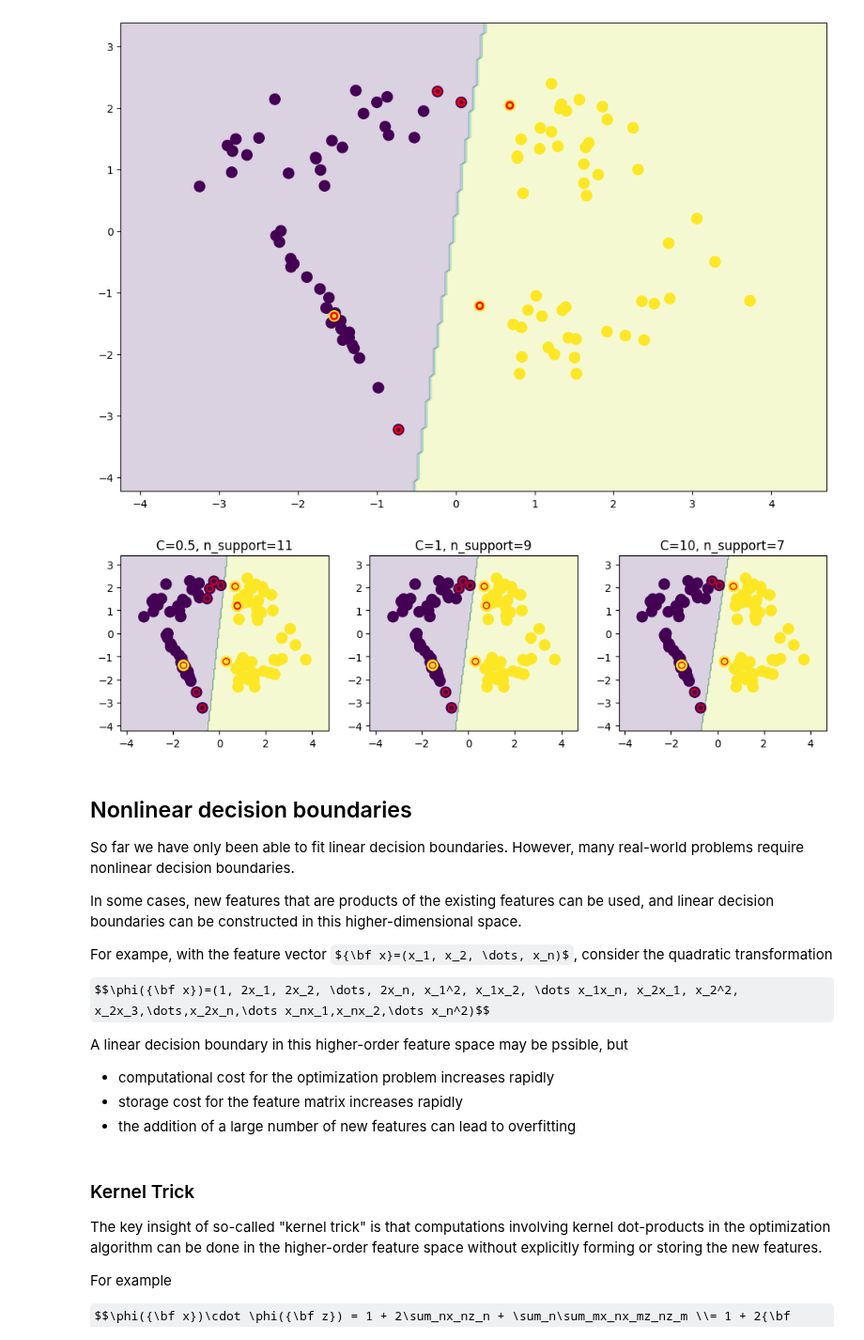
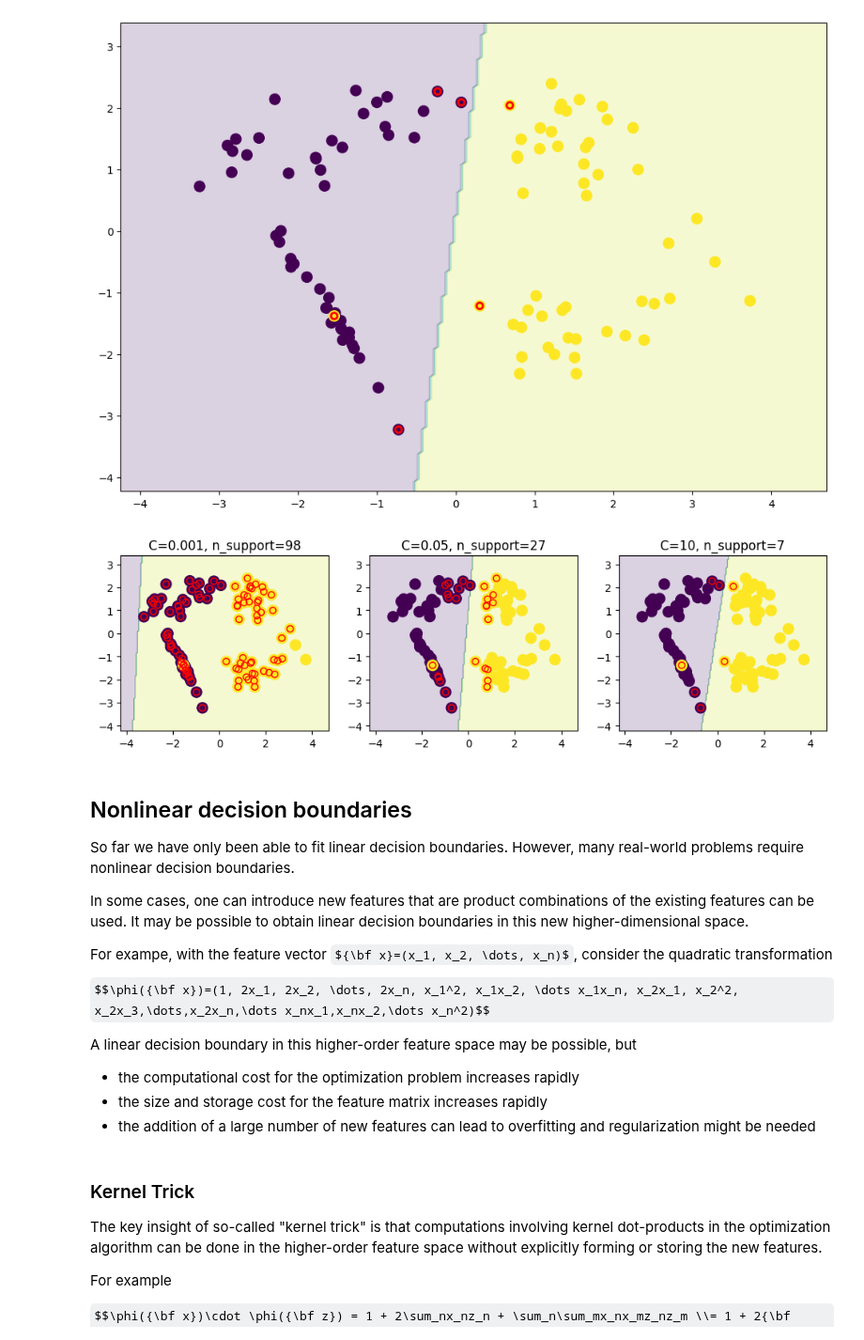
Before and after one commit to rameshnatarajanus/katz-aim5004-fall2025, a Jupyter notebook: notebooks/Lecture-17-Kernel-Methods.ipynb, the cells around one changed output. Shown at 94% size. Saved outputs shown, nothing was run; the diff lists cells and outputs as text; code cells hidden in the pictures; some formulas as TeX source.

```diff
--- a/notebooks/Lecture-17-Kernel-Methods.ipynb
+++ b/notebooks/Lecture-17-Kernel-Methods.ipynb
@@ -158,7 +157,7 @@ The resulting optimization algorithm  is beyond the scope of this lecture, but t
 A good motivation for this dual formulation is available [here](https://web.mit.edu/6.034/wwwbob/svm-notes-long-08.pdf).
 # %%
 fig, ax = plt.subplots(1, 3, figsize=(12, 3)) # show different C
-for i, C in enumerate([0.00001, 0.03, 100]):
+for i, C in enumerate([0.008, 0.03, 100]):
     svm = SVC(kernel='linear', C=C).fit(X, y)
     plt.sca(fig.axes[i])
     plot_decision(X, y, svm)
@@ -183,31 +183,31 @@ plt.show()
 [figure]
 # %%
 fig, ax = plt.subplots(1, 3, figsize=(12, 3)) # show different C
-for i, C in enumerate([.5, 1, 10]):
+for i, C in enumerate([.001, 0.05, 10]):
     svm = SVC(kernel='linear', C=C).fit(X, y)
     plt.sca(fig.axes[i])
     plot_decision(X, y, svm)
     plt.scatter(*svm.support_vectors_.T, edgecolor='r', color='None')
     plt.title(f"C={C}, n_support={len(svm.support_vectors_)}")
 # %% [output]
-[figure, old version]
+[figure, new version]
 # %% [markdown]
 ## Nonlinear decision boundaries
 
 So far we have only been able to fit linear decision boundaries. However, many real-world problems require nonlinear decision boundaries.
 
-In some cases, new features that are products of the existing features can be used, and linear decision boundaries can be constructed in this higher-dimensional space.
+In some cases, one can introduce new features that are product combinations  of the existing features can be used.  It may be possible to obtain linear decision boundaries in this new higher-dimensional space.
 
 
 For exampe,  with the feature vector ${\bf x}=(x_1, x_2, \dots, x_n)$, consider the  quadratic transformation
 
 $$\phi({\bf x})=(1, 2x_1, 2x_2, \dots, 2x_n, x_1^2, x_1x_2, \dots x_1x_n, x_2x_1, x_2^2, x_2x_3,\dots,x_2x_n,\dots x_nx_1,x_nx_2,\dots x_n^2)$$
 
-A linear decision boundary in this higher-order feature space may be pssible, but
+A linear decision boundary in this higher-order feature space may be possible, but
 
-- computational cost for the optimization problem increases rapidly
--  storage cost for the feature matrix increases rapidly
-- the addition of a large number of new features can lead to  overfitting
+- the computational cost for the optimization problem increases rapidly
+-  the size and storage cost for the feature matrix increases rapidly
+- the addition of a large number of new features can lead to  overfitting and regularization might be needed
 # %% [markdown]
 ### Kernel Trick
 
```
Also changed, not shown: parts of 12 cells of this notebook.
